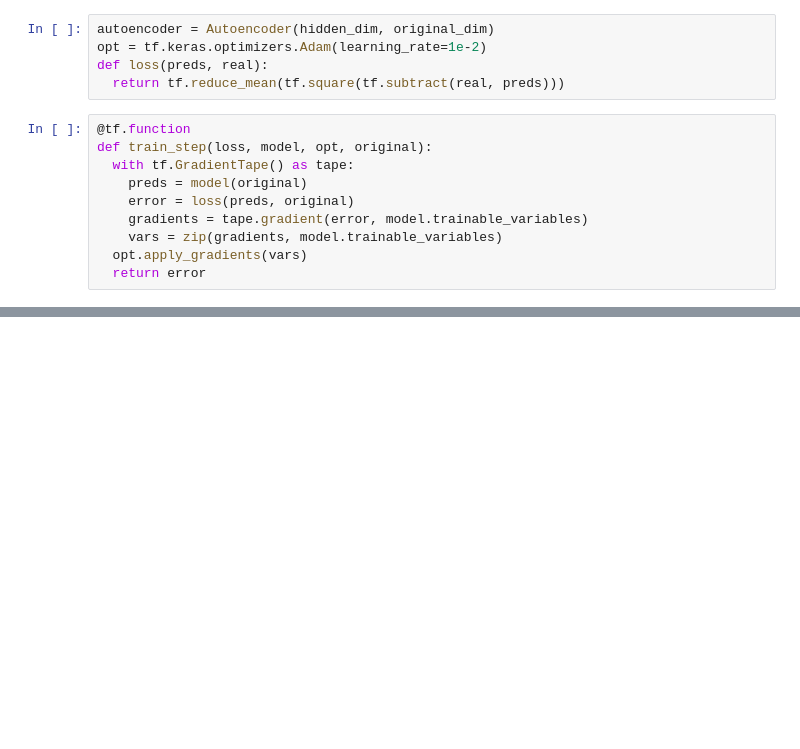
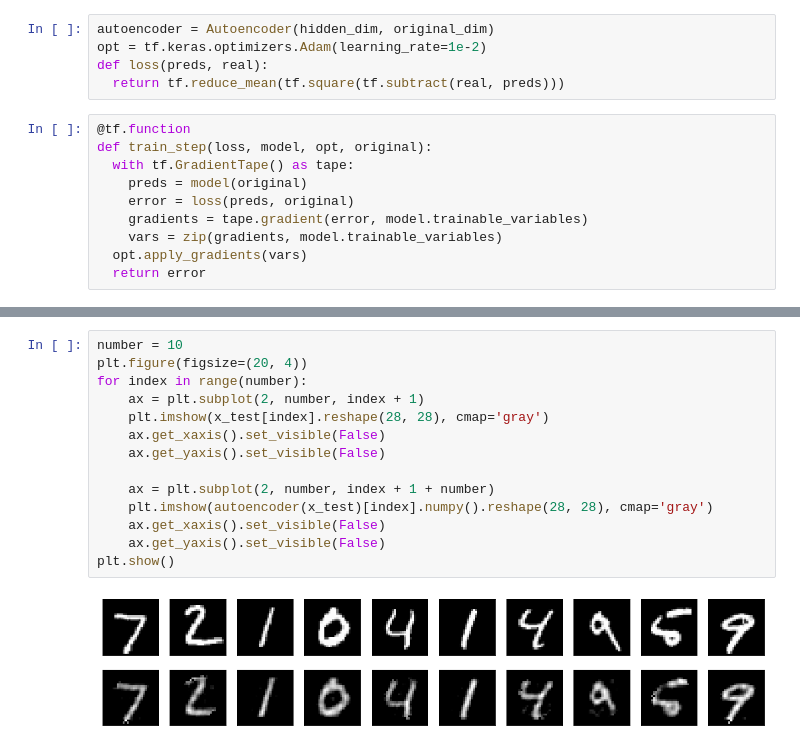
Before and after one commit to dude123studios/ClassicalDeepLearning, a Jupyter notebook: Vanilla_AutoEncoder.ipynb, the cells around one changed output, grey strips where cells are left out. Cells and saved outputs as stored; diff of their text form; blank space fills up the shorter version.

```diff
--- a/Vanilla_AutoEncoder.ipynb
+++ b/Vanilla_AutoEncoder.ipynb
@@ -97,0 +111,16 @@ Epoch 49/50. Loss: 2.8221733570098877
+# %%
+number = 10
+plt.figure(figsize=(20, 4))
+for index in range(number):
+    ax = plt.subplot(2, number, index + 1)
+    plt.imshow(x_test[index].reshape(28, 28), cmap='gray')
+    ax.get_xaxis().set_visible(False)
+    ax.get_yaxis().set_visible(False)
+
+    ax = plt.subplot(2, number, index + 1 + number)
+    plt.imshow(autoencoder(x_test)[index].numpy().reshape(28, 28), cmap='gray')
+    ax.get_xaxis().set_visible(False)
+    ax.get_yaxis().set_visible(False)
+plt.show()
+# %% [output]
+[figure, added]
```
Also changed, not shown: parts of 5 cells of this notebook.
